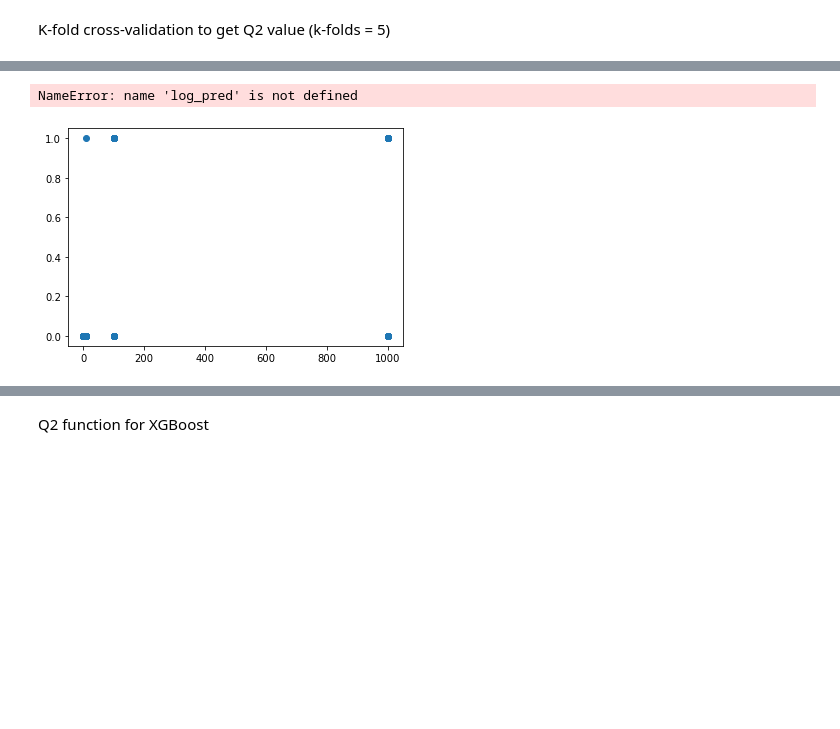
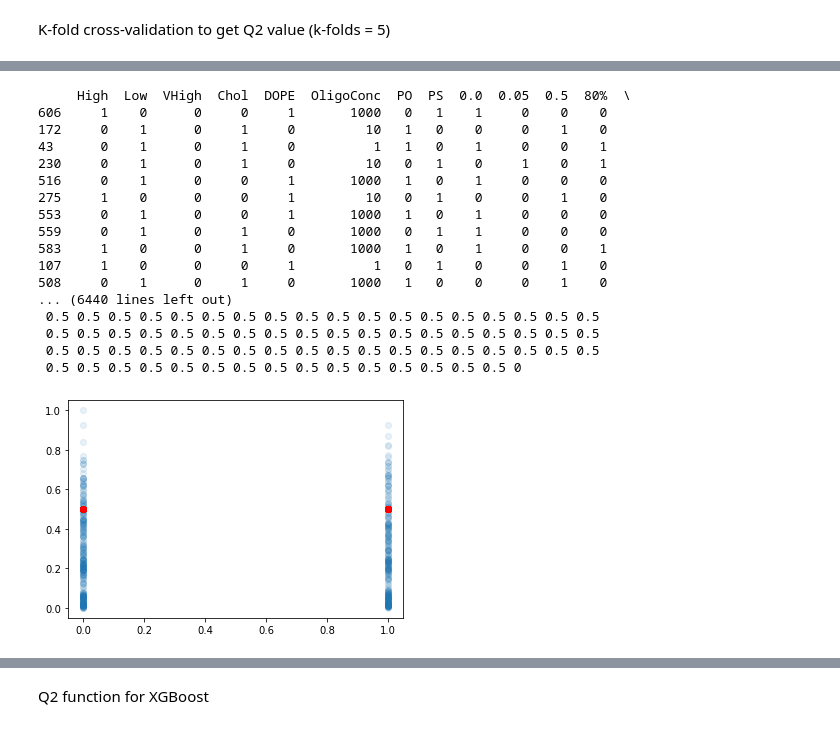
Before and after one commit to kenll99minecart/Immunopeptide, a Jupyter notebook: Linear regression.ipynb, the cells around one changed output, grey strips where cells are left out. Drawn from its saved outputs; the diff is of its cells as text; code cells hidden in the pictures; blank space fills up the shorter version.

```diff
--- a/Linear regression.ipynb
+++ b/Linear regression.ipynb
@@ -3,9 +4,12 @@ Import Both input and response file
 # %%
 #!pip install pandas
 import pandas as pd
+
+inputfile = 'example_explanatory_variables.csv'
+outputfile = 'example_response_variable.csv'
 pd.set_option('display.max_rows', None)
-df_input = pd.read_csv('example_explanatory_variables.csv')
-df_output = pd.read_csv('example_response_variable.csv')
+df_input = pd.read_csv(inputfile)
+df_output = pd.read_csv(outputfile)
 X = df_input
 y= df_output['V1']
-print(X)
+#print(X)
@@ -224,34 +205,64 @@ plt.show()
 # %%
 from sklearn.linear_model import LogisticRegression
 from scipy.special import expit, logit
+from sklearn.preprocessing import normalize
 #clf = LogisticRegression(random_state=10)
 log_y = y.copy()
-mean_y = statss.mean(log_y)
-a = numpy.array(log_y.values.tolist())
-log_y = numpy.where(a >= mean_y, 1, 0).tolist()
-log_x = X[['OligoConc','Chol','DOPE','PO','PS','3','5','High' ,'Low', 'VHigh','0.0','0.05','0.5','100%','80%']]#Size
-#log_x = X[['100%','80%','3','5','High' ,'Low', 'VHigh','PeptideDensity','PO','PS','Chol','DOPE','1','10','100','1000']]
-#clf.fit(log_x, log_y)
-#log_pred = clf.predict(log_x.head(100))
-
-def sigmoid(x1,x2,x3,x4,x5,x6,x7,x8,x9,x10,x11,x12,x13,x14,x15, a, b1,b2,b3,b4,b5,b6,b7,b8,b9,b10,b11,b12,b13,b14,b15):
-    y = 1 / (1 + expit(-(b1*x1+b2*x2+b3*x3+b4*x4+b5*x5+b6*x6+b7*x7+b8*x8+b9*x9+b10*x10+b11*x11+b12*x12+b13*x13+b14*x14-a)))
+norm_y = numpy.divide(numpy.subtract(log_y, log_y.min()) , numpy.subtract(log_y.max(), log_y.min()))
+#mean_y = statss.mean(log_y)
+#a = numpy.array(log_y.values.tolist())
+#log_y = numpy.where(a >= mean_y, 1, 0).tolist()
+#log_X = X[['OligoConc','Chol','DOPE','PO','PS','3','5','High' ,'Low', 'VHigh','0.0','0.05','0.5','100%','80%']]#Size
+#log_X = X[['100%','80%','3','5','High' ,'Low', 'VHigh','PeptideDensity','PO','PS','Chol','DOPE','1','10','100','1000']]
+#clf.fit(log_X, log_y)
+#log_pred = clf.predict(log_X.head(100))
+#print(expit([[1, 0.5, 1], [1, 0, 1], [1, 0, 1]]))
+def sigmoid(x, a, b1,b2,b3,b4,b5,b6,b7,b8,b9,b10,b11,b12,b13,b14,b15,b16):
+    #print(x[:,11])
+    y = numpy.divide(1 , (1 + expit(-(b1*x[:,0]+b2*x[:,1]+b3*x[:,2]+b4*x[:,3]+b5*x[:,4]+b6*x[:,5]+b7*x[:,6]+b8*x[:,7]+b9*x[:,8]+b10*x[:,9]+b11*x[:,10]+b12*x[:,11]+b13*x[:,12]+b14*x[:,13]+b15*x[:,14]+b16*x[:,15]-a))))
+    print(y)
+    print('done')
     return y
 
 from scipy.optimize import curve_fit
+log_X=X.copy()
 
-plt.scatter(log_x['OligoConc'],log_y)
-plt.scatter(log_x['OligoConc'].head(100),log_pred,c = "red")
-print(clf.intercept_)
-plotX = numpy.linspace(0,1,200)
-loss = expit(plotX * clf.coef_[0][1] + clf.intercept_).ravel()
-plt.plot(plotX, loss, color="red", linewidth=3)
+#log_X.loc[log_X['High']==0,'High'] = -1
+print(log_X)
+print((np.flip(log_X.to_numpy())))
+Xdata = np.flip(log_X.to_numpy())
+print(norm_y.shape)
+p0 = np.repeat(0,17)
+fitParams, fitCovariances = curve_fit(sigmoid, Xdata, np.array(norm_y), p0)
+print(fitParams)
+
+plt.scatter(Xdata[:,10],norm_y,alpha = 0.1)
+outsig = sigmoid(Xdata,fitParams[0],fitParams[1],fitParams[2],fitParams[3],fitParams[4],fitParams[5],fitParams[6],fitParams[7],fitParams[8],fitParams[9],fitParams[10],fitParams[11],fitParams[12],fitParams[13],fitParams[14],fitParams[15],fitParams[16])
+print(outsig)
+plt.scatter(Xdata[:,10],outsig,c = "red")
+
 plt.show()
 
-print(log_x)
+#print(log_X)
 #from sklearn.metrics import plot_confusion_matrix
-#plot_confusion_matrix(clf, log_x, log_y, values_format = 'd' , display_labels =['Did not leave', "left"])
+#plot_confusion_matrix(clf, log_X, log_y, values_format = 'd' , display_labels =['Did not leave', "left"])
 # %% [output]
-NameError: name 'log_pred' is not defined
+     High  Low  VHigh  Chol  DOPE  OligoConc  PO  PS  0.0  0.05  0.5  80%  \
+606     1    0      0     0     1       1000   0   1    1     0    0    0
+172     0    1      0     1     0         10   1   0    0     0    1    0
+43      0    1      0     1     0          1   1   0    1     0    0    1
+230     0    1      0     1     0         10   0   1    0     1    0    1
+516     0    1      0     0     1       1000   1   0    1     0    0    0
+275     1    0      0     0     1         10   0   1    0     0    1    0
+553     0    1      0     0     1       1000   1   0    1     0    0    0
+559     0    1      0     1     0       1000   0   1    1     0    0    0
+583     1    0      0     1     0       1000   1   0    1     0    0    1
+107     1    0      0     0     1          1   0   1    0     0    1    0
+508     0    1      0     1     0       1000   1   0    0     0    1    0
+... (6440 lines left out)
+ 0.5 0.5 0.5 0.5 0.5 0.5 0.5 0.5 0.5 0.5 0.5 0.5 0.5 0.5 0.5 0.5 0.5 0.5
+ 0.5 0.5 0.5 0.5 0.5 0.5 0.5 0.5 0.5 0.5 0.5 0.5 0.5 0.5 0.5 0.5 0.5 0.5
+ 0.5 0.5 0.5 0.5 0.5 0.5 0.5 0.5 0.5 0.5 0.5 0.5 0.5 0.5 0.5 0.5 0.5 0.5
+ 0.5 0.5 0.5 0.5 0.5 0.5 0.5 0.5 0.5 0.5 0.5 0.5 0.5 0.5 0.5 0
-[figure, old version]
+[figure, new version]
 # %%
```
Also changed, not shown: parts of 9 cells of this notebook.
